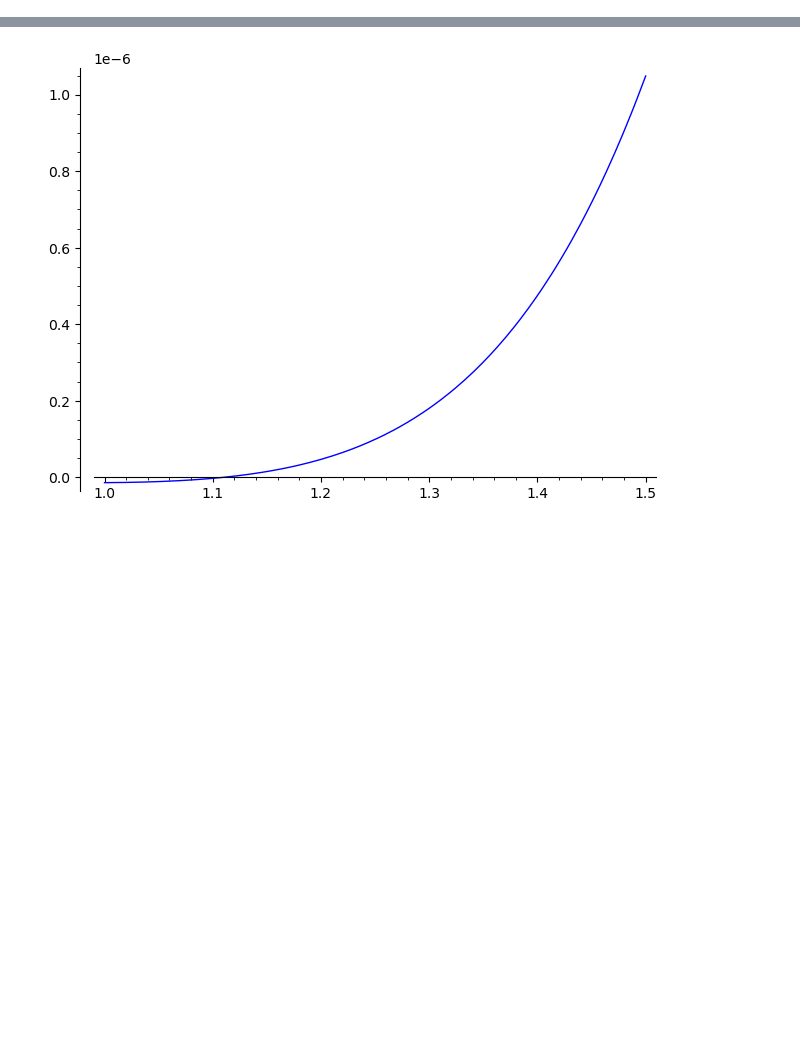
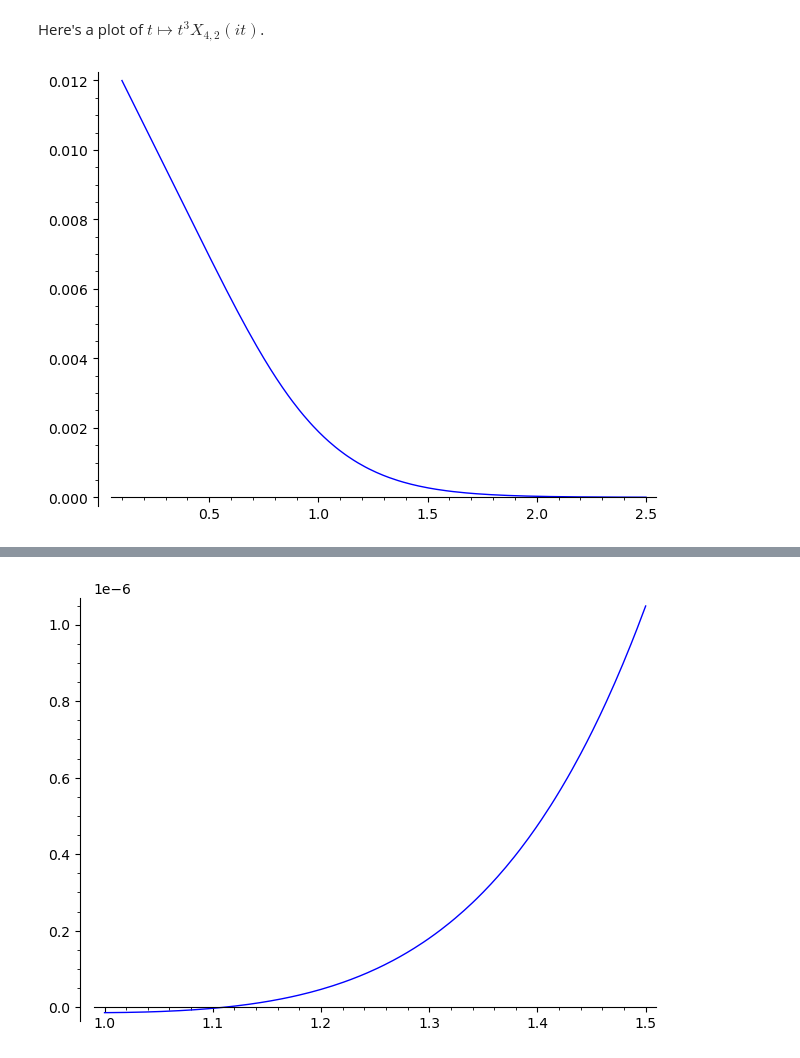
Before and after one commit to seewoo5/posqmf, a Jupyter notebook: polymod.ipynb, the cells around one changed output, grey strips where cells are left out. Cells and saved outputs as stored; diff of their text form; code cells hidden in the pictures; blank space fills up the shorter version.

```diff
--- a/polymod.ipynb
+++ b/polymod.ipynb
@@ -37,0 +58,8 @@ plot(g8, (t, 0.1, 1.7))
+# %% [markdown]
+Here's a plot of $t \mapsto t^3 X_{4, 2}(it)$.
+# %%
+X_4_2 = extremal_qm(4, 2)
+f_4_2 = t^3 * qm_to_func(X_4_2)
+plot(f_4_2, (t, 0.1, 2.5))
+# %% [output]
+[figure, added]
```
Also changed, not shown: parts of 45 cells of this notebook.
